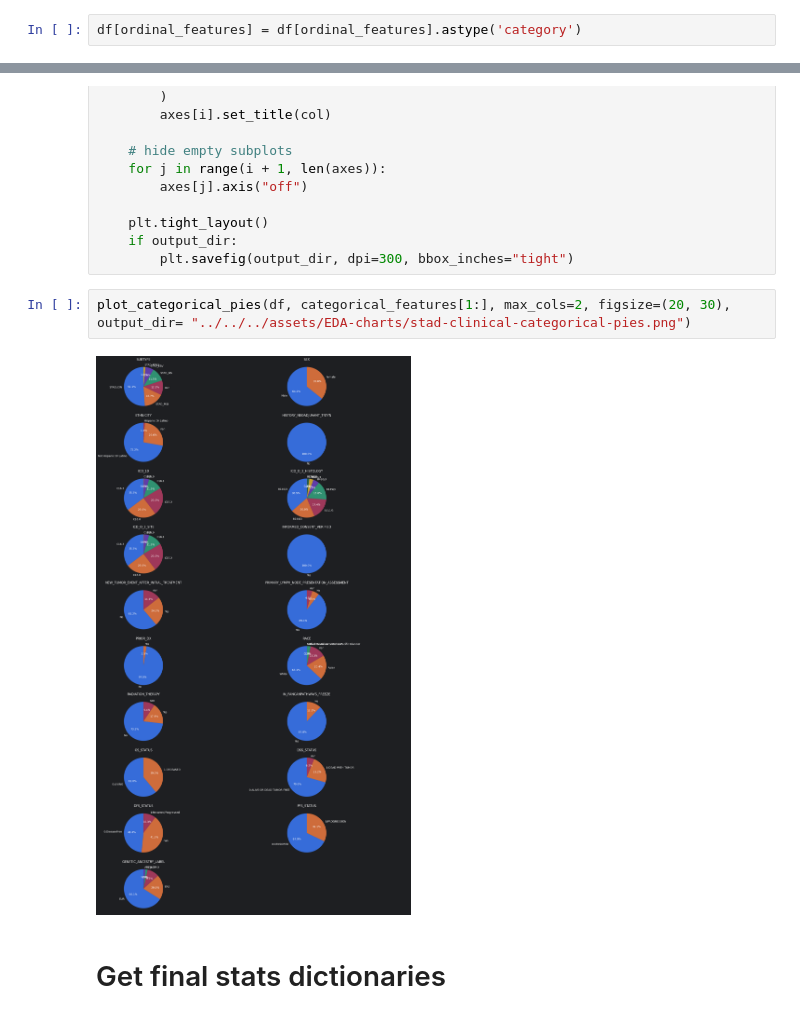
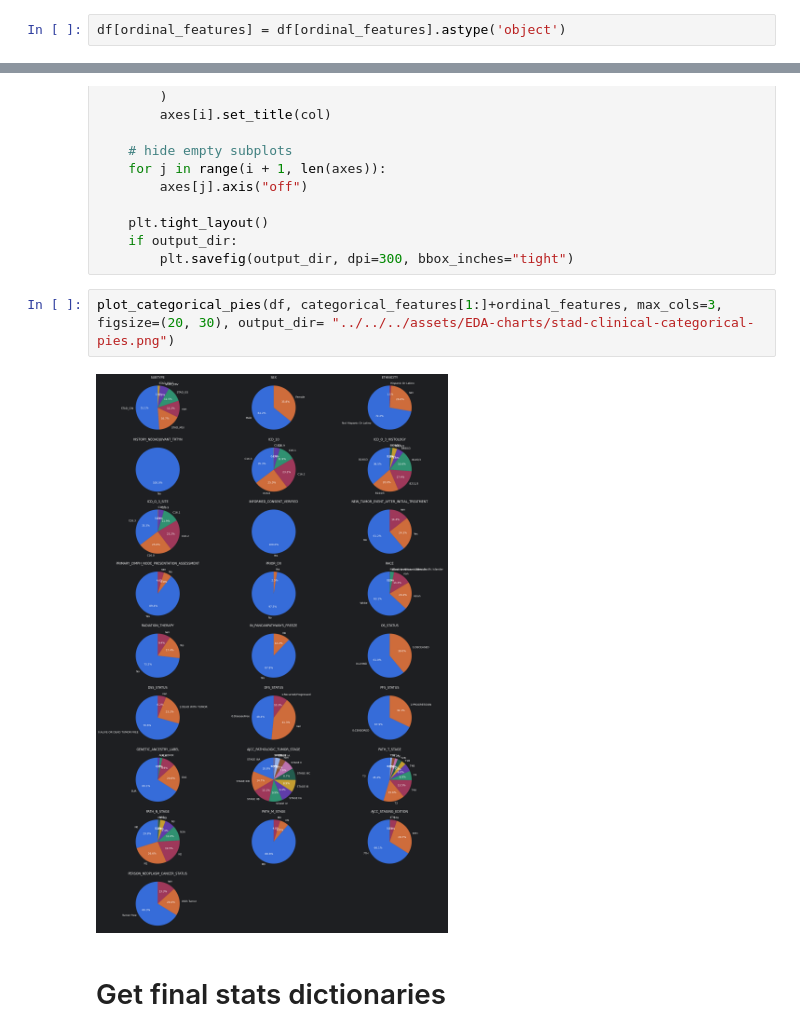
Before and after one commit to DEVOLOPER-1/XAI-in-efficacy-of-immunotherapy, a Jupyter notebook: members/mourad/EDA/2026-04-17_Clinical.ipynb, the cells around one changed output, grey strips where cells are left out. Saved outputs shown, nothing was run; the diff lists cells and outputs as text.

```diff
--- a/members/mourad/EDA/2026-04-17_Clinical.ipynb
+++ b/members/mourad/EDA/2026-04-17_Clinical.ipynb
@@ -122,7 +122,7 @@ Categorical Features: ['PATIENT_ID', 'SUBTYPE', 'SEX', 'AJCC_PATHOLOGIC_TUMOR_ST
 ordinal_features = ['AJCC_PATHOLOGIC_TUMOR_STAGE', 'PATH_T_STAGE','PATH_N_STAGE', 'PATH_M_STAGE', 'AJCC_STAGING_EDITION', 'PERSON_NEOPLASM_CANCER_STATUS']
 categorical_features = [f for f in categorical_features if f not in ordinal_features]
 # %%
-df[ordinal_features] = df[ordinal_features].astype('category')
+df[ordinal_features] = df[ordinal_features].astype('object')
 # %% [markdown]
 ## Check Skewness
 # %% [markdown]
@@ -317,9 +317,9 @@ def plot_categorical_pies(df, categorical_features, max_cols=3, figsize=(15, 10)
     if output_dir:
         plt.savefig(output_dir, dpi=300, bbox_inches="tight")
 # %%
-plot_categorical_pies(df, categorical_features[1:], max_cols=2, figsize=(20, 30), output_dir= "../../../assets/EDA-charts/stad-clinical-categorical-pies.png")
+plot_categorical_pies(df, categorical_features[1:]+ordinal_features, max_cols=3, figsize=(20, 30), output_dir= "../../../assets/EDA-charts/stad-clinical-categorical-pies.png")
 # %% [output]
-[figure, old version]
+[figure, new version]
 # %% [markdown]
 # Get final stats dictionaries
 # %% [markdown]
```
